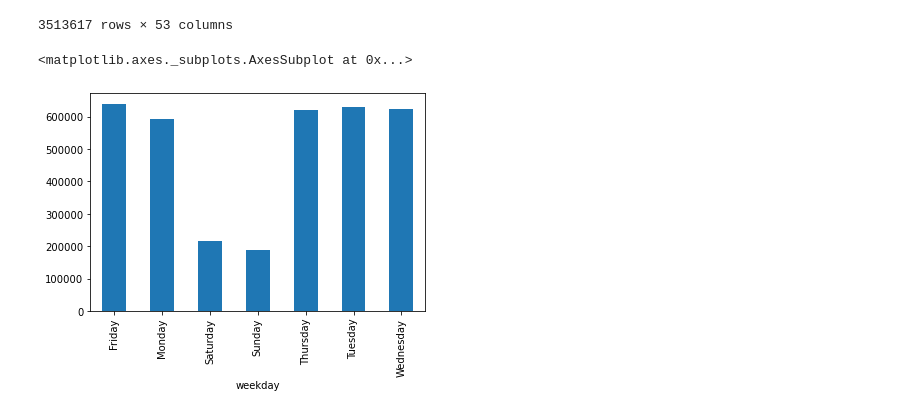
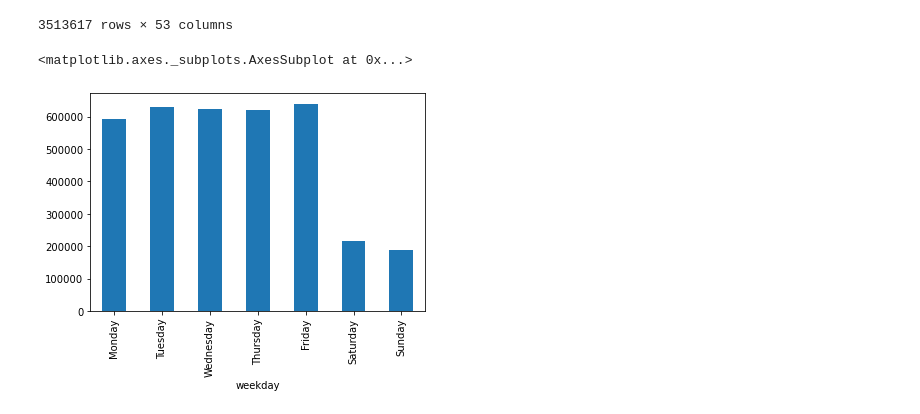
Before and after one commit to itilakGH/car_accident_analysis_US, a Jupyter notebook: us_accidents.ipynb, the cells around one changed output. Saved outputs shown, nothing was run; the diff lists cells and outputs as text; code cells hidden in the pictures.

Commit message:
plot.bar re-ordered

```diff
--- a/us_accidents.ipynb
+++ b/us_accidents.ipynb
@@ -184,9 +184,10 @@ file_dates
 | 3513616 | A-3513780 | Bing | NaN | 2 | 2019-08-23 18:52:06 | 2019-08-23 | 18:52:06 | 2019-08-23 19:21:31 | 34.133930 | ... |
 3513617 rows × 53 columns
 # %%
-file_dates.groupby(file_dates['weekday']).size().plot.bar()
+order = ['Monday', 'Tuesday', 'Wednesday','Thursday','Friday','Saturday','Sunday']
+file_dates.groupby(file_dates['weekday']).size().loc[order].plot.bar()
 # %% [output]
 <matplotlib.axes._subplots.AxesSubplot at 0x...>
-[figure, old version]
+[figure, new version]
 # %%
 # graph_bar = file.plot.bar(x = '', y = '', rot=0)
```
